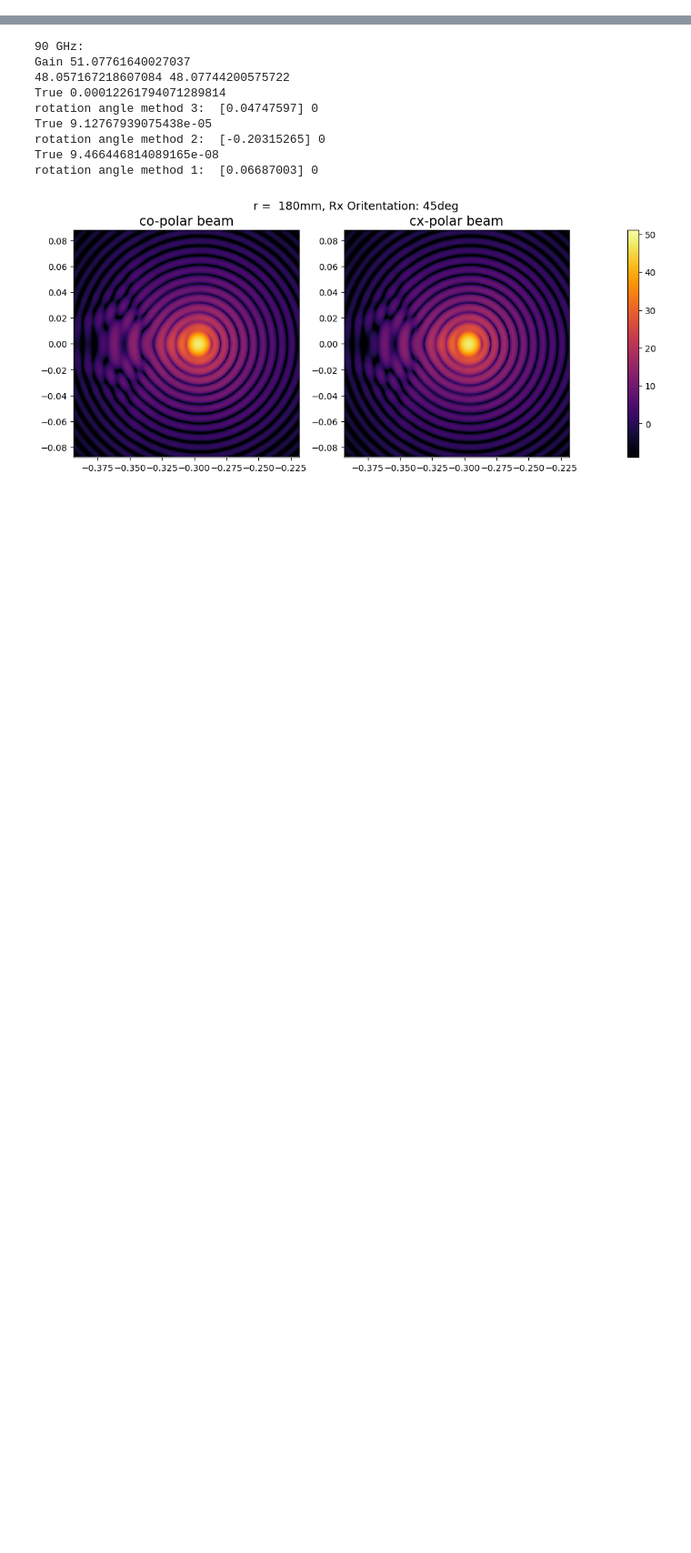
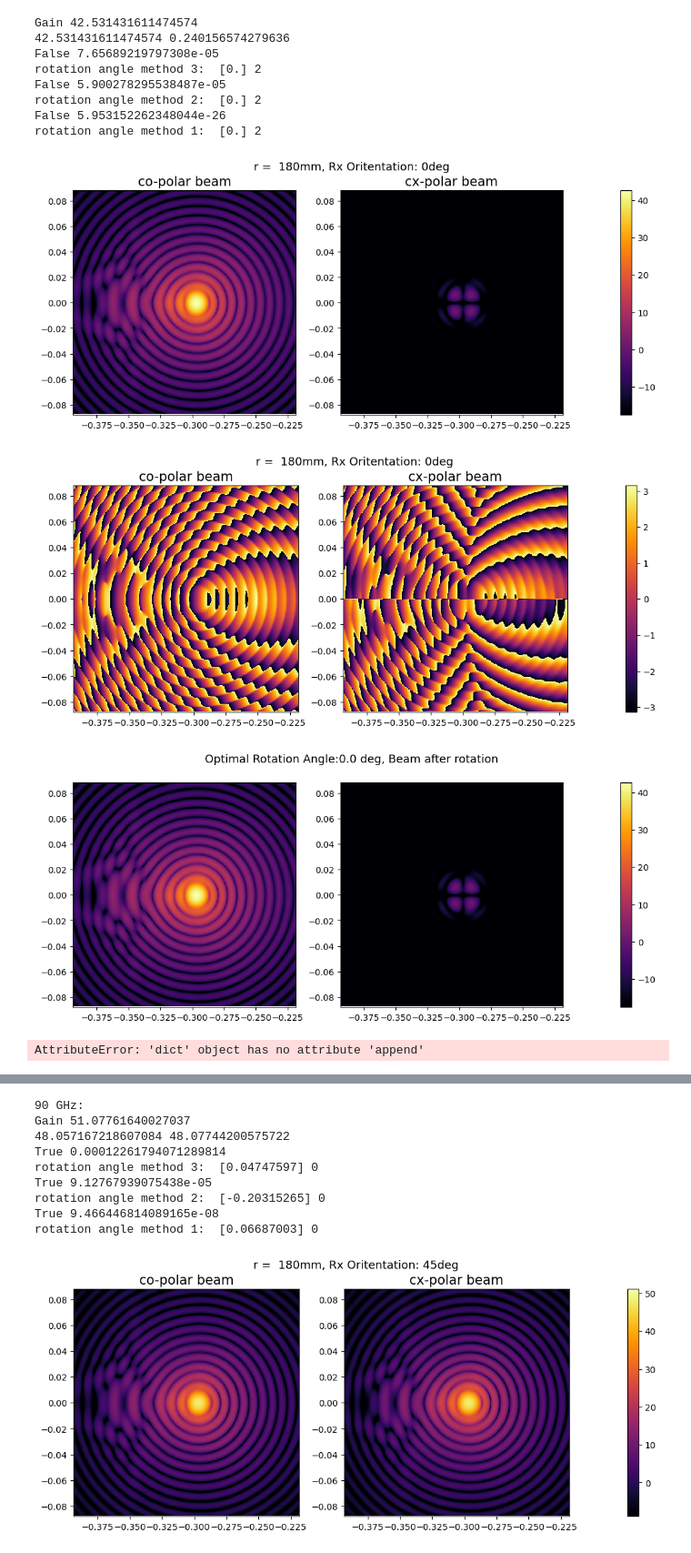
Before and after one commit to XiaodongRencologne/PO_test, a Jupyter notebook: sosat_polarization_ARC_plots.ipynb, the cells around one changed output, grey strips where cells are left out. Shown at 91% size. Drawn from its saved outputs; the diff is of its cells as text; code cells hidden in the pictures; blank space fills up the shorter version.

```diff
--- a/sosat_polarization_ARC_plots.ipynb
+++ b/sosat_polarization_ARC_plots.ipynb
@@ -10,15 +12,28 @@ Polarization_offset = {'Ideal': {},
 # %%
 for freq in freq_list:
     for item in dx_list:
-        for angle in [45]:
+        for angle in [0]:
             Model1 = sosat(freq,
                         feedpos = [item,0,0],
                         feedrot = [0,0,angle],
                         AR_file = 'AR_LIB/Ideal_AR.h5',
                         groupname= 'Ideal_AR',
                         outputfolder = '../Data/output2_noAR/'+str(freq)+'GHz/')
             dA = Model1.plot_beam(cmap = 'inferno')
             Polarization_offset['Ideal'].append(dA[0])
+# %% [output]
+Gain 42.531431611474574
+42.531431611474574 0.240156574279636
+False 7.65689219797308e-05
+rotation angle method 3:  [0.] 2
+False 5.900278295538487e-05
+rotation angle method 2:  [0.] 2
+False 5.953152262348044e-26
+rotation angle method 1:  [0.] 2
+[figure, added]
+[figure, added]
+[figure, added]
+AttributeError: 'dict' object has no attribute 'append'
 # %%
 for freq in freq_list:
     Polarization_offset['Ideal'][str(freq)] = []
```
Also changed, not shown: parts of 2 cells of this notebook, 30 other files.
